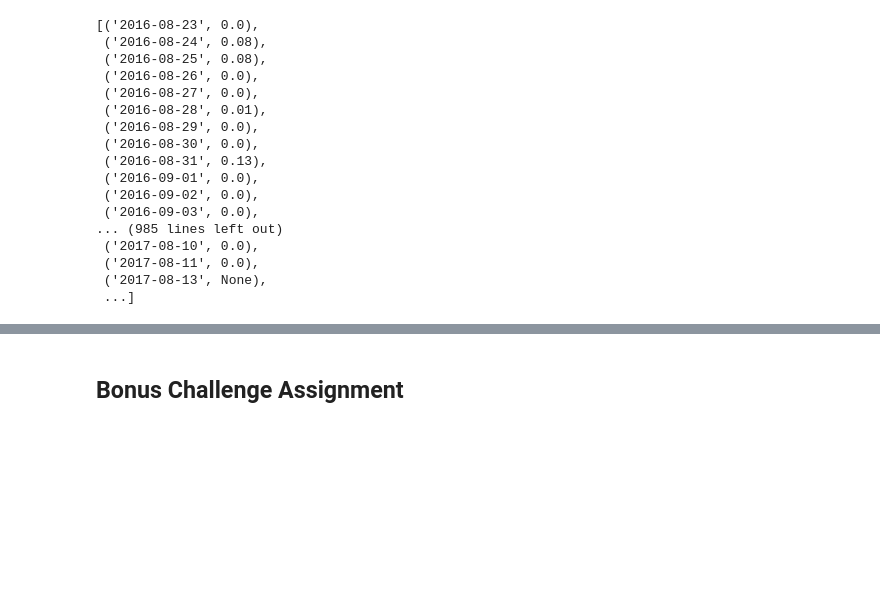
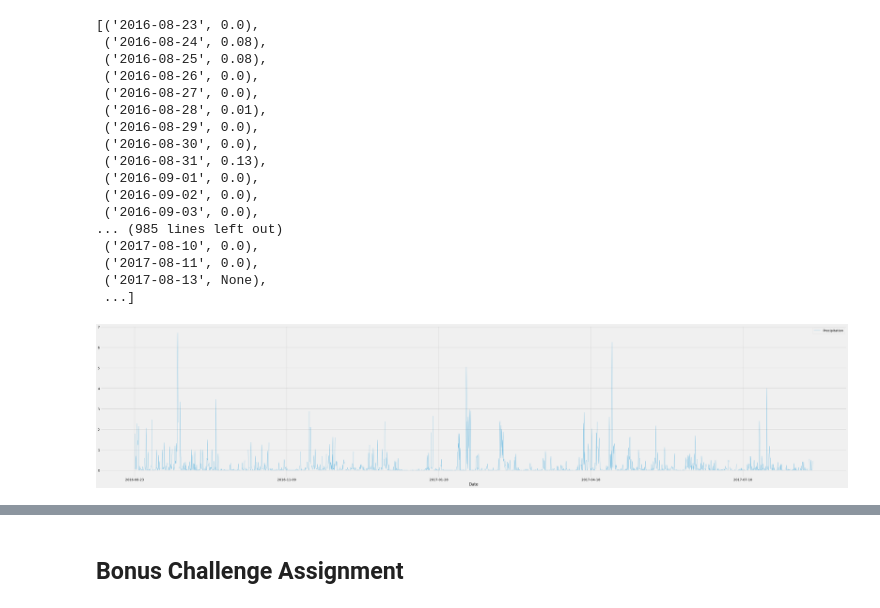
Before and after one commit to Shayoconnell7/sqlalchemy-challenge, a Jupyter notebook: climate_starter.ipynb, the cells around one changed output, grey strips where cells are left out. Cells and saved outputs as stored; diff of their text form; code cells hidden in the pictures; blank space fills up the shorter version.

Commit message:
created line chart, sorted stations

```diff
--- a/climate_starter.ipynb
+++ b/climate_starter.ipynb
@@ -113,2 +114,20 @@ past_year_df.plot.bar()
+# %%
+# Save the query results as a Pandas DataFrame and set the index to the date column
+
+past_year_df = pd.DataFrame(past_year_prcp, columns=['Date', 'Precipitation'])
+past_year_df.set_index('Date', inplace=True)
+
+# Sort the dataframe by date
+
+past_year_df.sort_values(by=['Date'], inplace=True)
+# %%
+# Use Pandas Plotting with Matplotlib to plot the data
+
+past_year_df.plot.line(linewidth=.5)
+plt.gcf().set_size_inches(45, 10)
+plt.tight_layout()
+plt.show()
+# %% [output]
+[figure, added]
 # %%
 # Use Pandas to calcualte the summary statistics for the precipitation data
```
Also changed, not shown: parts of 9 cells of this notebook.
